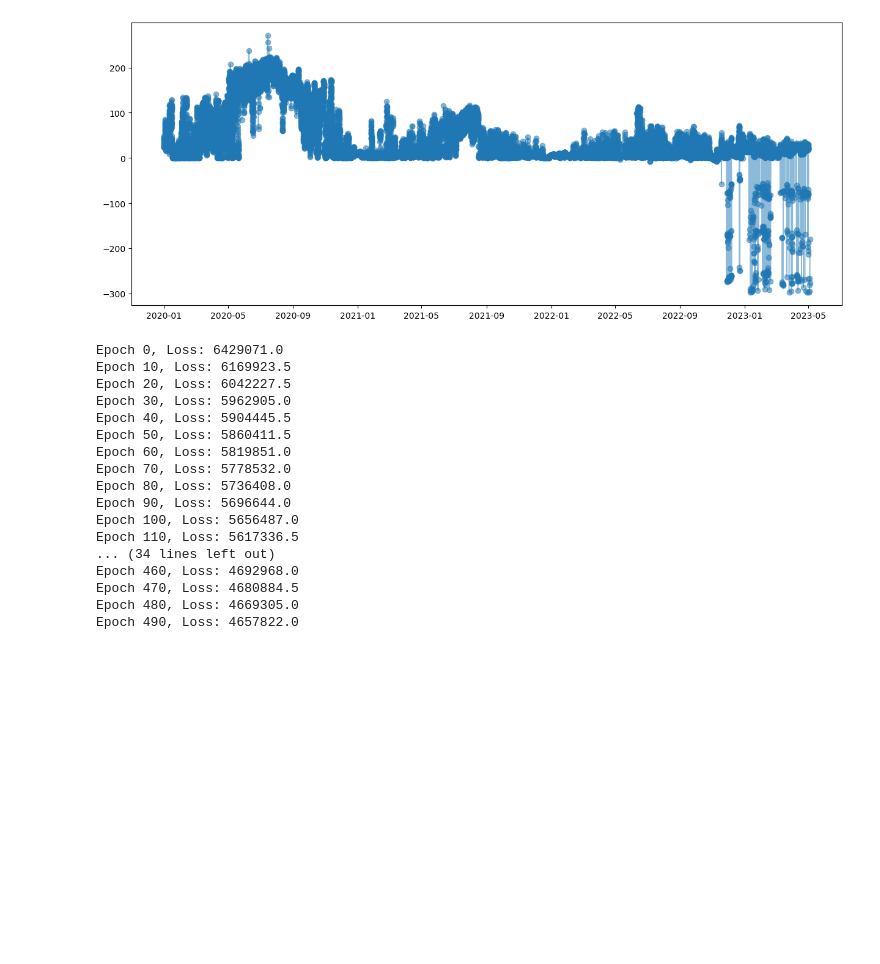
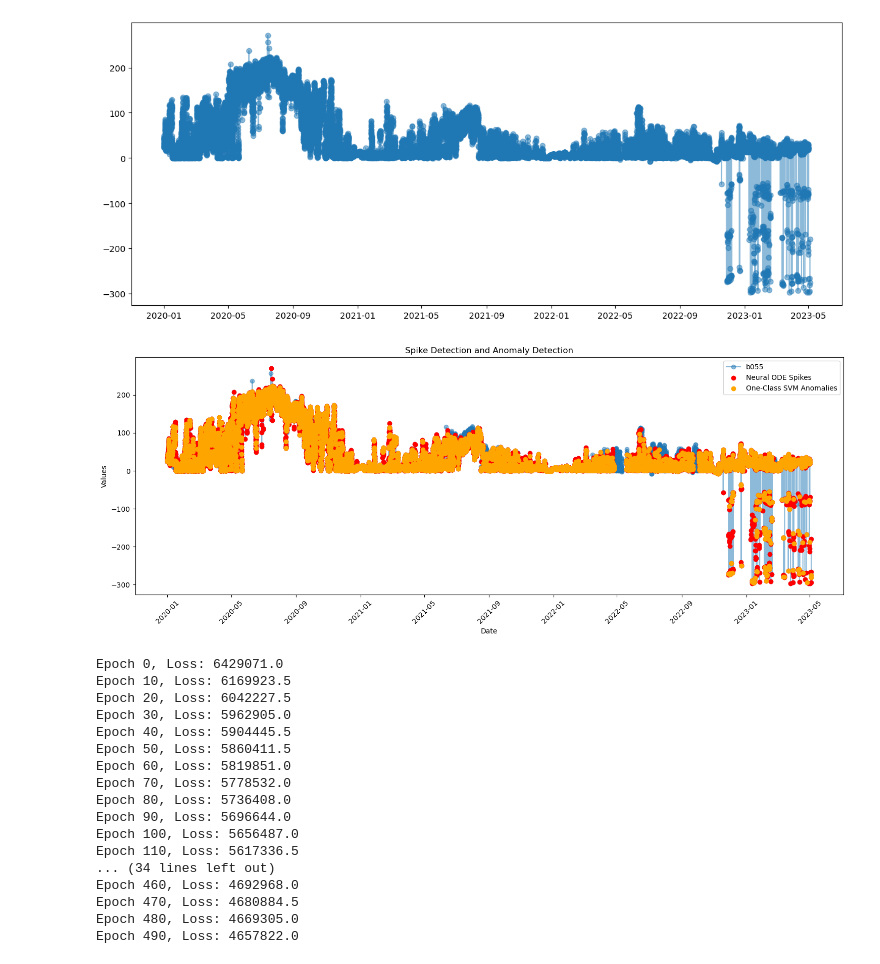
Before and after one commit to techzzt/NeuralODE-NF, a Jupyter notebook: ADD_NeuralODE.ipynb, the cells around one changed output. Saved outputs shown, nothing was run; the diff lists cells and outputs as text; code cells hidden in the pictures; blank space fills up the shorter version.

```diff
--- a/ADD_NeuralODE.ipynb
+++ b/ADD_NeuralODE.ipynb
@@ -327,31 +327,3 @@ Detected Spikes:
  [1. 1. 0. ... 1. 1. 1.]]
 IndexError: Boolean index has wrong length: 24921 instead of 29256
 [figure]
-# %%
-# One-Class SVM을 사용한 이상치 감지
-oc_svm = OneClassSVM(kernel='rbf', gamma='auto').fit(data_tensor.detach().numpy())
-oc_svm_predictions = oc_svm.predict(data_tensor.detach().numpy())
-
-# 이상치 결과를 0과 1로 변환 (1: 정상, -1: 이상치)
-oc_svm_anomalies = (oc_svm_predictions == -1).astype(float)
-
-# 결과 시각화
-plt.figure(figsize=(15, 6))
-plt.plot(df['date'], df['b055'], label='b055', marker='o', alpha=0.5)
-
-# Neural ODE 스파이크 시각화
-plt.scatter(df['date'][spikes == 1], df['b055'][spikes == 1], color='red', label='Neural ODE Spikes', zorder=5)
-
-# One-Class SVM 이상치 시각화
-# oc_svm_anomalies의 길이를 df의 길이에 맞추기 위해 iloc 사용
-plt.scatter(df['date'].iloc[:len(oc_svm_anomalies)][oc_svm_anomalies == 1],
-            df['b055'].iloc[:len(oc_svm_anomalies)][oc_svm_anomalies == 1],
-            color='orange', label='One-Class SVM Anomalies', zorder=5)
-
-plt.title('Spike Detection and Anomaly Detection')
-plt.xlabel('Date')
-plt.ylabel('Values')
-plt.xticks(rotation=45)
-plt.legend()
-plt.tight_layout()
-plt.show()
@@ -358,3 +420,18 @@ plt.show()
+# %%
+# 데이터 준비
+columns = ['b055', 'b103', 'b166', 'b002', 'b084']
+threshold = 2
+
+# 스파이크 감지 실행
+spikes, data_tensor, valid_indices = detect_spikes_with_periodicity(df, columns, threshold)
+
+# 이상치 감지 실행
+anomalies = detect_anomalies(df, columns, data_tensor, valid_indices)
+
+# 결과 시각화
+visualize_results(df, 'b055', spikes, anomalies)
+# %% [output]
+[figure, added]
 # %%
 import torch
 import torch.nn as nn
```
Also changed, not shown: parts of 1 cell of this notebook.
